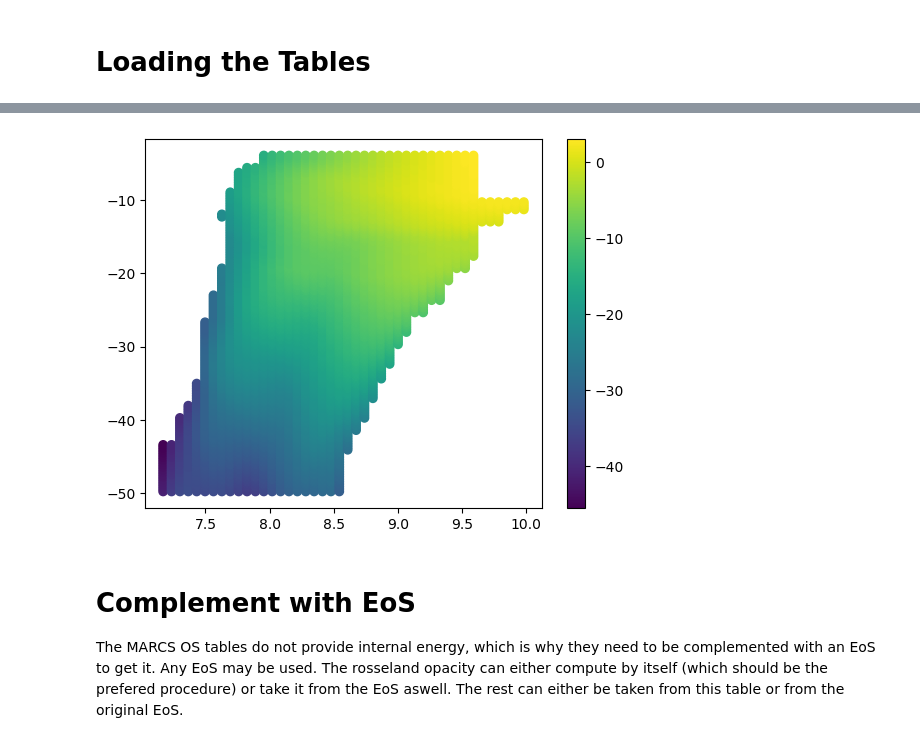
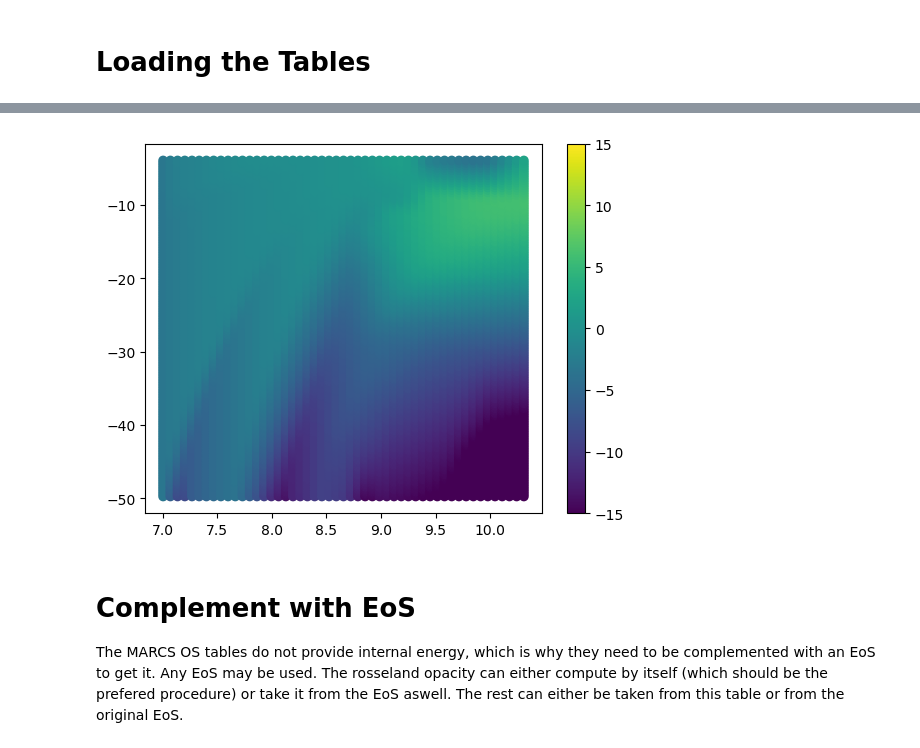
Before and after one commit to pe1995/TSO.jl, a Jupyter notebook: examples/converting_tables/marcs.ipynb, the cells around one changed output, grey strips where cells are left out. Saved outputs shown, nothing was run; the diff lists cells and outputs as text; code cells hidden in the pictures.

```diff
--- a/examples/converting_tables/marcs.ipynb
+++ b/examples/converting_tables/marcs.ipynb
@@ -11,7 +11,7 @@ using Serialization
 # %% [markdown]
 # Loading the Tables
 # %%
-paths = glob("OS_table*", "OPAC-for-3D/Z0.0a0.0");
+paths = glob("OS_table*", "OPAC-for-3D/april23/MaggZ0.0a0.0");
 # %%
 mos = TSO.MARCSOpacity(paths...);
 # %%
@@ -35,0 +30,2 @@ tt, rr = TSO.meshgrid(m_int.T, m_int.ρ);
+# %%
+m_int = uniform(mos...);
@@ -36,10 +50,14 @@ tt, rr = TSO.meshgrid(m_int.T, m_int.ρ);
 # %%
 close()
-plt.scatter(tt, rr, c=log.(m_int.κ_la[:, :, end]))
+
+tt, rr = meshgrid(m_int.T, m_int.ρ)
+
+plt.scatter(tt, rr, c=log10.(m_int.κ_la[:,:,81000]), vmin=-15, vmax=15)
 plt.colorbar()
+
 gcf()
 # %% [output]
-[figure, old version]
+[figure, new version]
 # %% [markdown]
 # Complement with EoS
 
```
Also changed, not shown: parts of 24 cells of this notebook, 7 other files.
